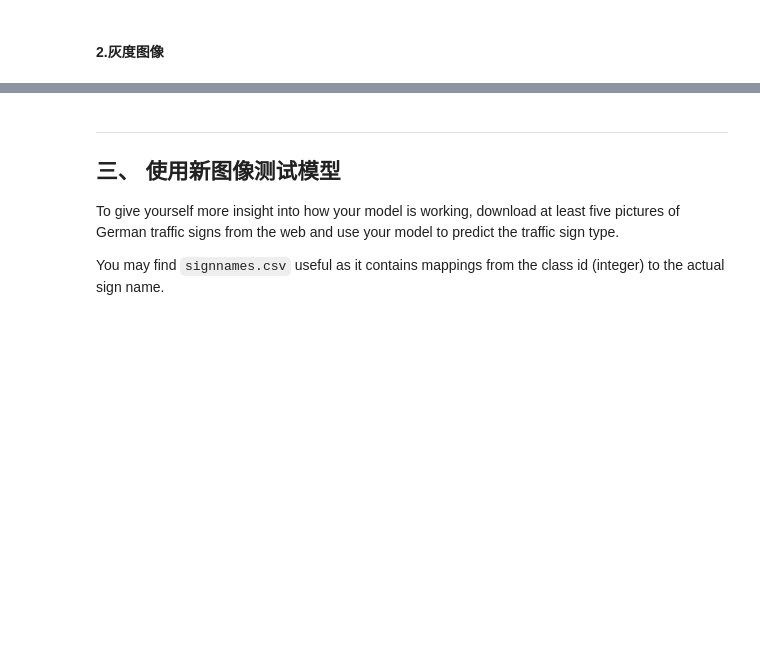
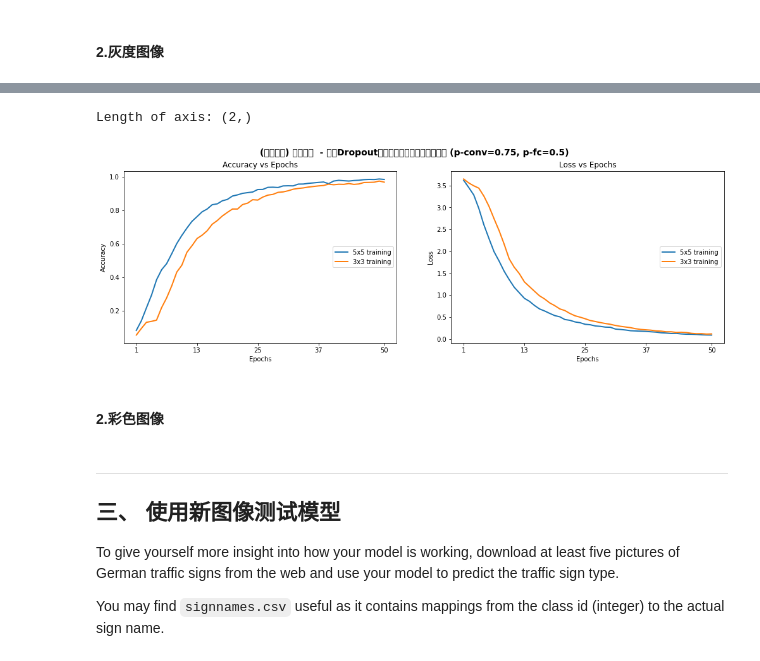
Before and after one commit to Zhaofan-Su/CarND-Traffic-Sign-Classifier-Project, a Jupyter notebook: Traffic_Sign_Classifier.ipynb, the cells around one changed output, grey strips where cells are left out. Drawn from its saved outputs; the diff is of its cells as text; code cells hidden in the pictures; blank space fills up the shorter version.

```diff
--- a/Traffic_Sign_Classifier.ipynb
+++ b/Traffic_Sign_Classifier.ipynb
@@ -861,0 +931,6 @@ plot_model_results(metrics_arr, [2, 1], lbs, ["Epochs", "Epochs"], ["Accuracy",
+# %%
+mc_3x3 = ModelConfig(EditLeNet, "EditLeNet_Norm_Grayscale_3x3_Dropout_0.50", [32, 32, 1], [3, 32, 3], [120, 84], n_classes, [0.75, 0.5])
+mc_5x5 = ModelConfig(EditLeNet, "EditLeNet_Norm_Grayscale_5x5_Dropout_0.50", [32, 32, 1], [5, 32, 2], [120, 84], n_classes, [0.75, 0.5])
+# %%
+me_gray_norm_drpt_50_3x3 = ModelExecutor(mc_3x3)
+me_gray_norm_drpt_50_5x5 = ModelExecutor(mc_5x5)
@@ -861,0 +940,3 @@ plot_model_results(metrics_arr, [2, 1], lbs, ["Epochs", "Epochs"], ["Accuracy",
+# %%
+(g_norm_drpt_50_3x3_tr_metrics, g_norm_drpt_50_3x3_duration) = me_gray_norm_drpt_50_3x3.train_model(X_sample_train_g_nor, y_sample_train, epochs=50)
+(g_norm_drpt_50_3x3_ts_accuracy, g_norm_drpt_50_3x3_ts_loss, g_norm_drpt_50_ts_3x3_duration) =  me_gray_norm_drpt_50_3x3.test_model(X_test_grayscale_normalised, y_test)
@@ -861,0 +955,3 @@ plot_model_results(metrics_arr, [2, 1], lbs, ["Epochs", "Epochs"], ["Accuracy",
+# %%
+(g_norm_drpt_50_5x5_tr_metrics,  g_norm_drpt_50_5x5_duration) = me_gray_norm_drpt_50_5x5.train_model(X_sample_train_g_nor, y_sample_train, epochs=50)
+(g_norm_drpt_50_5x5_ts_accuracy, g_norm_drpt_50_5x5_ts_loss, g_norm_drpt_50_ts_5x5_duration) =  me_gray_norm_drpt_50_5x5.test_model(X_test_grayscale_normalised, y_test)
@@ -861,0 +970,13 @@ plot_model_results(metrics_arr, [2, 1], lbs, ["Epochs", "Epochs"], ["Accuracy",
+# %%
+metrics_arr = [g_norm_drpt_50_5x5_tr_metrics, g_norm_drpt_50_3x3_tr_metrics]
+lbs = ["5x5 training", "3x3 training"]
+plot_model_results(metrics_arr, [2, 1], lbs, ["Epochs", "Epochs"], ["Accuracy", "Loss"],
+                   ["Accuracy vs Epochs",
+                    "Loss vs Epochs"],
+                   "(归一化的) 灰度图像  - 使用Dropout方法的模型的准确度和损失率 (p-conv=0.75, p-fc=0.5)"
+                    , fig_size=(17, 5))
+# %% [output]
+Length of axis: (2,)
+[figure, added]
+# %% [markdown]
+#### 2.彩色图像
```
Also changed, not shown: parts of 18 cells of this notebook, 18 other files.
